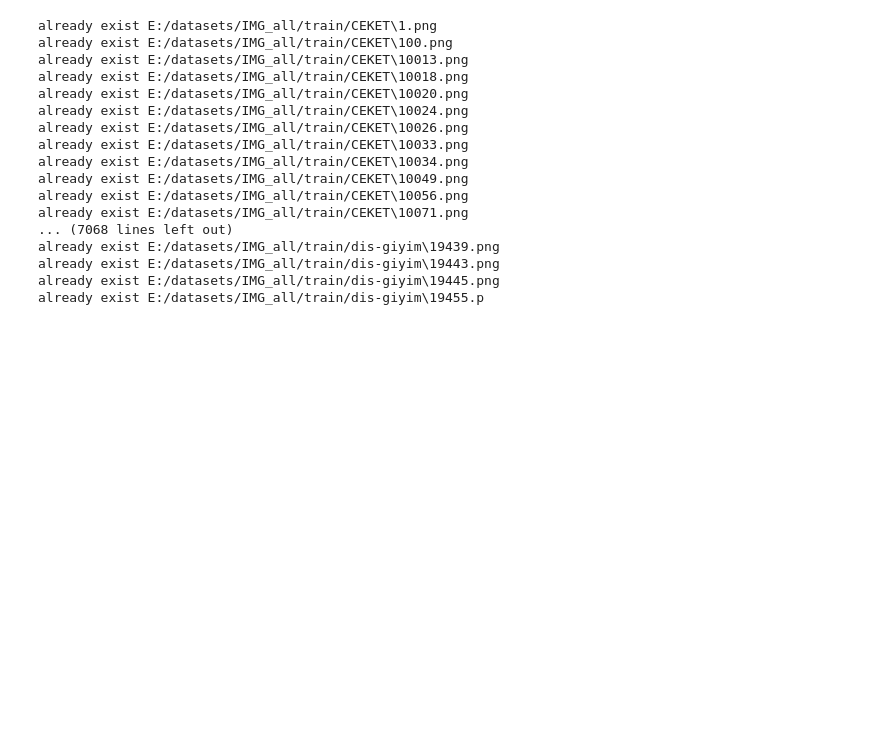
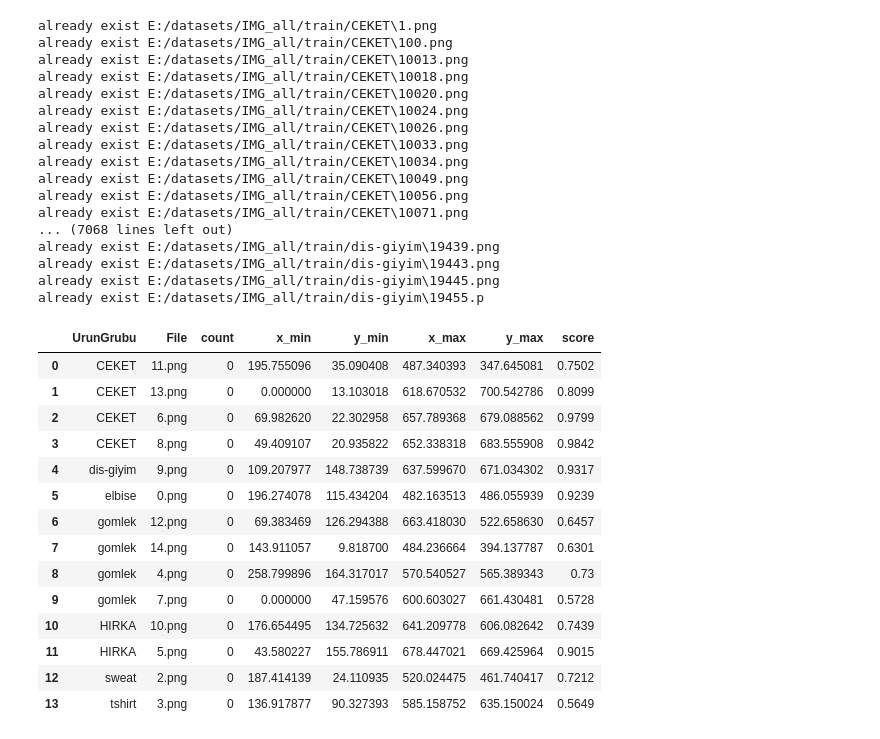
Before and after one commit to melihkacaman/inference_for_data_prep, a Jupyter notebook: notebooks/03 Labelling Process.ipynb, the cells around one changed output. Drawn from its saved outputs; the diff is of its cells as text; code cells hidden in the pictures; blank space fills up the shorter version.

```diff
--- a/notebooks/03 Labelling Process.ipynb
+++ b/notebooks/03 Labelling Process.ipynb
@@ -190,3 +216,22 @@ already exist E:/datasets/IMG_all/train/dis-giyim\19439.png
 already exist E:/datasets/IMG_all/train/dis-giyim\19443.png
 already exist E:/datasets/IMG_all/train/dis-giyim\19445.png
 already exist E:/datasets/IMG_all/train/dis-giyim\19455.p
+# %%
+import pandas as pd
+pd.DataFrame(res)
+# %% [output]
+|  | UrunGrubu | File | count | x_min | y_min | x_max | y_max | score |
+| 0 | CEKET | 11.png | 0 | 195.755096 | 35.090408 | 487.340393 | 347.645081 | 0.7502 |
+| 1 | CEKET | 13.png | 0 | 0.000000 | 13.103018 | 618.670532 | 700.542786 | 0.8099 |
+| 2 | CEKET | 6.png | 0 | 69.982620 | 22.302958 | 657.789368 | 679.088562 | 0.9799 |
+| 3 | CEKET | 8.png | 0 | 49.409107 | 20.935822 | 652.338318 | 683.555908 | 0.9842 |
+| 4 | dis-giyim | 9.png | 0 | 109.207977 | 148.738739 | 637.599670 | 671.034302 | 0.9317 |
+| 5 | elbise | 0.png | 0 | 196.274078 | 115.434204 | 482.163513 | 486.055939 | 0.9239 |
+| 6 | gomlek | 12.png | 0 | 69.383469 | 126.294388 | 663.418030 | 522.658630 | 0.6457 |
+| 7 | gomlek | 14.png | 0 | 143.911057 | 9.818700 | 484.236664 | 394.137787 | 0.6301 |
+| 8 | gomlek | 4.png | 0 | 258.799896 | 164.317017 | 570.540527 | 565.389343 | 0.73 |
+| 9 | gomlek | 7.png | 0 | 0.000000 | 47.159576 | 600.603027 | 661.430481 | 0.5728 |
+| 10 | HIRKA | 10.png | 0 | 176.654495 | 134.725632 | 641.209778 | 606.082642 | 0.7439 |
+| 11 | HIRKA | 5.png | 0 | 43.580227 | 155.786911 | 678.447021 | 669.425964 | 0.9015 |
+| 12 | sweat | 2.png | 0 | 187.414139 | 24.110935 | 520.024475 | 461.740417 | 0.7212 |
+| 13 | tshirt | 3.png | 0 | 136.917877 | 90.327393 | 585.158752 | 635.150024 | 0.5649 |
```
Also changed, not shown: parts of 5 cells of this notebook, 4 other files.
